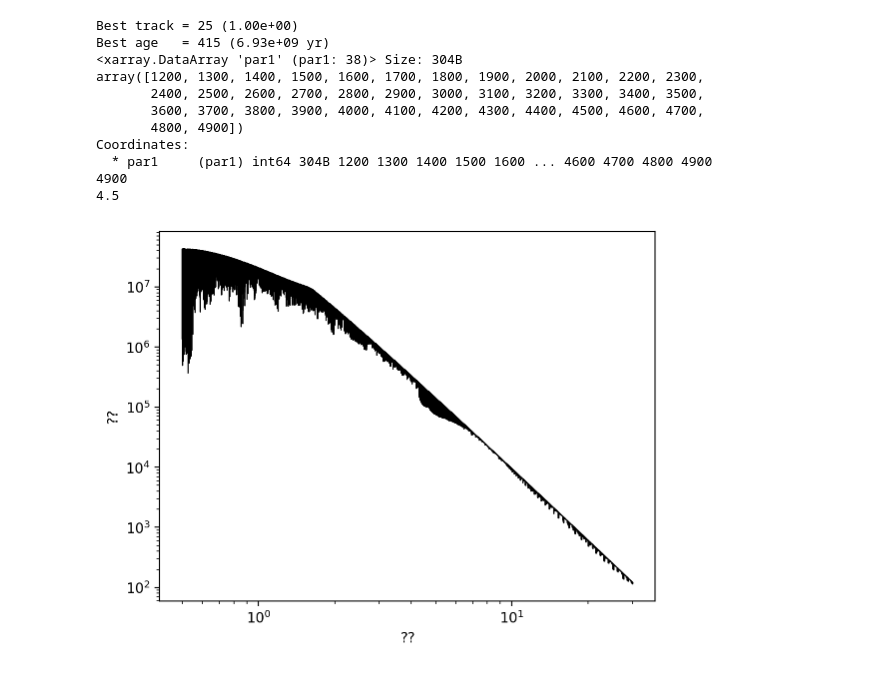
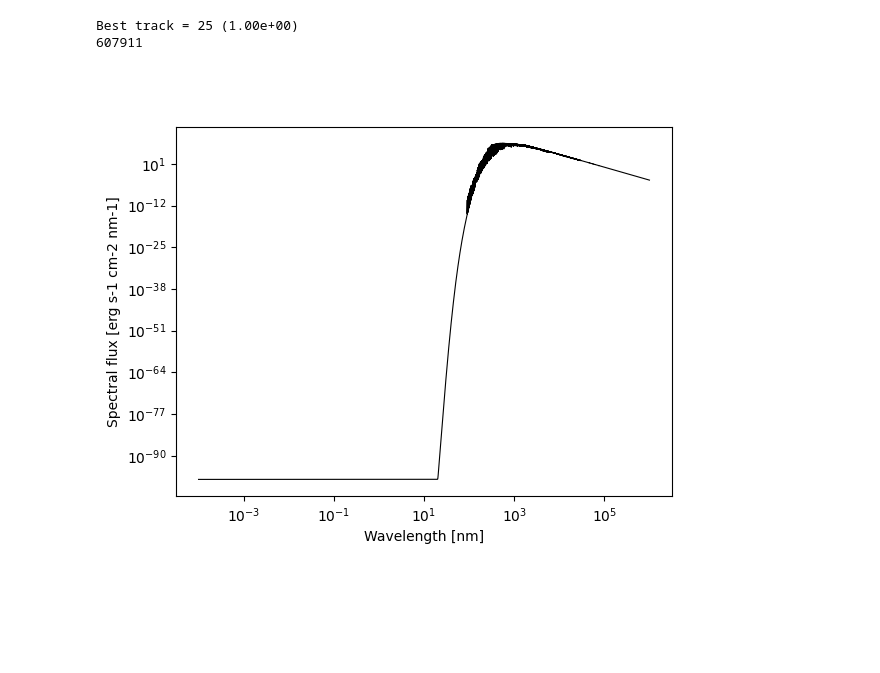
Before and after one commit to nichollsh/MITHRA, a Jupyter notebook: test.ipynb, the cells around one changed output. Drawn from its saved outputs; the diff is of its cells as text; code cells hidden in the pictures; blank space fills up the shorter version.

```diff
--- a/test.ipynb
+++ b/test.ipynb
@@ -11,21 +10,11 @@ ds = spec.read_file()
-# %%
-par = tracks.get_params_bhac(tr, 1.0, 7.0e9)
-
-wl, fl = spec.get_spec(ds, par["Teff"], par["logg"])
-# %% [output]
-Best track = 25 (1.00e+00)
-Best age   = 415 (6.93e+09 yr)
-<xarray.DataArray 'par1' (par1: 38)> Size: 304B
-array([1200, 1300, 1400, 1500, 1600, 1700, 1800, 1900, 2000, 2100, 2200, 2300,
-       2400, 2500, 2600, 2700, 2800, 2900, 3000, 3100, 3200, 3300, 3400, 3500,
-       3600, 3700, 3800, 3900, 4000, 4100, 4200, 4300, 4400, 4500, 4600, 4700,
-       4800, 4900])
-Coordinates:
-  * par1     (par1) int64 304B 1200 1300 1400 1500 1600 ... 4600 4700 4800 4900
-4900
-4.5
-# %%
-plt.close("all")
-plot.plot_spectrum(wl,fl)
-# %% [output]
-[figure, removed]
+# %%
+out = tracks.get_params_bhac(tr, 1.0, 1.0e7, ["Teff","logg"])
+wl, fl = spec.get_spec(out[0], out[1])
+
+%matplotlib widget
+plt.close("all")
+plot.plot_spectrum(wl,fl)
+# %% [output]
+Best track = 25 (1.00e+00)
+607911
+[figure, added]
```
Also changed, not shown: parts of 1 cell of this notebook, 9 other files.
